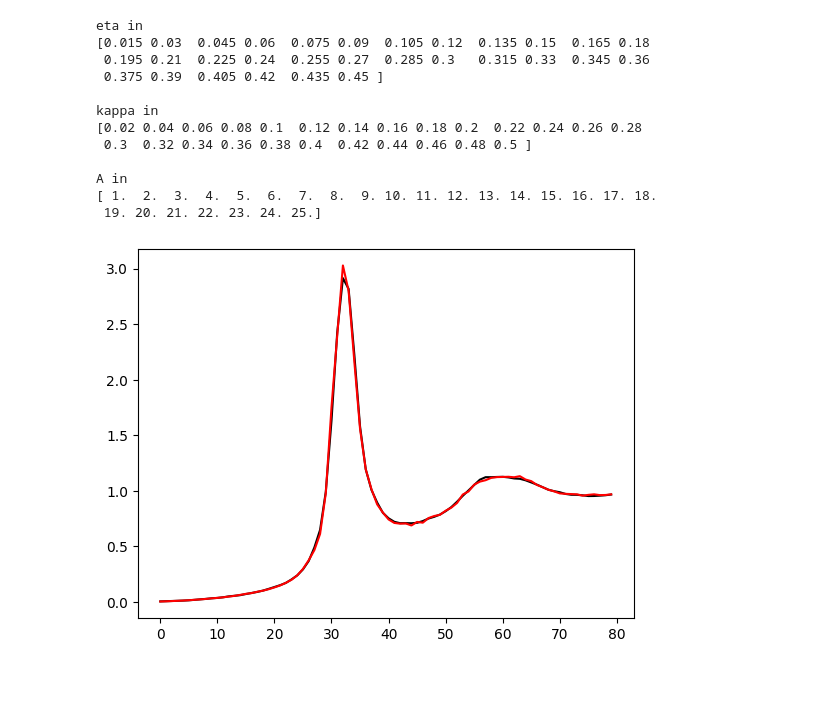
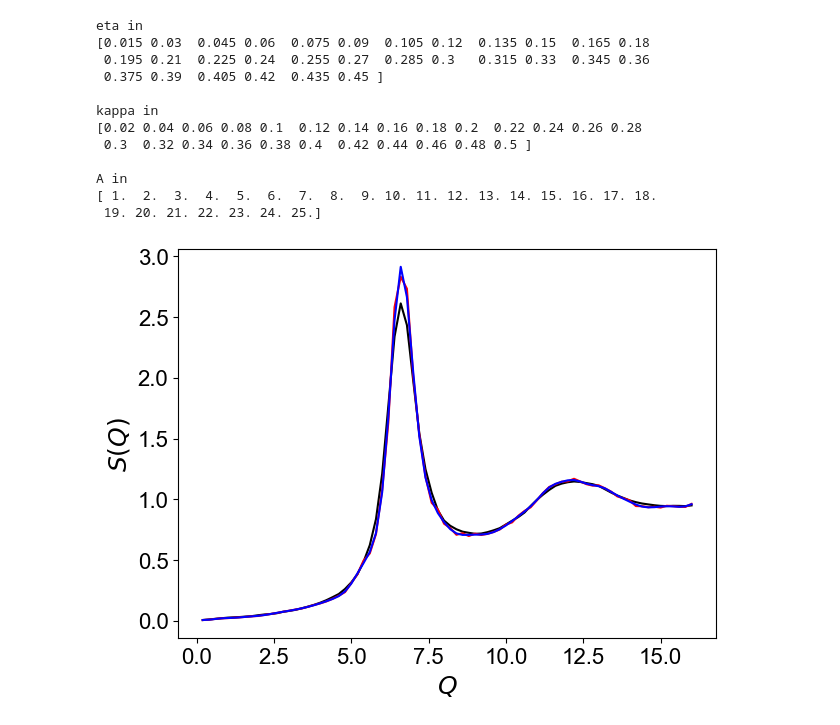
Before and after one commit to ch-tung/SQ_VAE, a Jupyter notebook: direct_param_SQ/load_and_test_param_SQ.ipynb, the cells around one changed output. Drawn from its saved outputs; the diff is of its cells as text; code cells hidden in the pictures; blank space fills up the shorter version.

```diff
--- a/direct_param_SQ/load_and_test_param_SQ.ipynb
+++ b/direct_param_SQ/load_and_test_param_SQ.ipynb
@@ -1,6 +1,7 @@
 # %%
 import numpy as np
 import matplotlib.pyplot as plt
+plt.rcParams["font.family"] = "Arial"
 import scipy.interpolate as interp
 import time
 from tqdm import tqdm
@@ -106,12 +107,20 @@ def id_params(parameters):
     id_A = np.abs(A-parameters[2])<tol
     return np.where(id_eta*id_kappa*id_A)[0]
 # %%
-parameters = [0.45,0.24,10]
+q_rs = (np.arange(80)+1)*0.2
+parameters = [0.42,0.02,21]
 sq_GT = sq_rs[id_params(parameters),:][0]
 sq_NN = SQ_NN(parameters)
+sq_NN_GP = SQ_NN(parameters,GP=True)
 # %%
-plt.plot(sq_GT,'-k')
-plt.plot(sq_NN,'-r')
+fig,ax = plt.subplots(1,1, figsize=[6.4, 4.8])
+ax.plot(q_rs,sq_GT,'-k')
+ax.plot(q_rs,sq_NN,'-r')
+ax.plot(q_rs,sq_NN_GP,'-b')
+ax.set_xlabel(r'$Q$',fontsize=18)
+ax.set_ylabel(r'$S(Q)$',fontsize=18)
+ax.tick_params(axis='both', which='major', labelsize=16)
+plt.tight_layout()
 plt.show()
 # %% [output]
-[figure, old version]
+[figure, new version]
```
Also changed, not shown: parts of 6 cells of this notebook, 10 other files.
